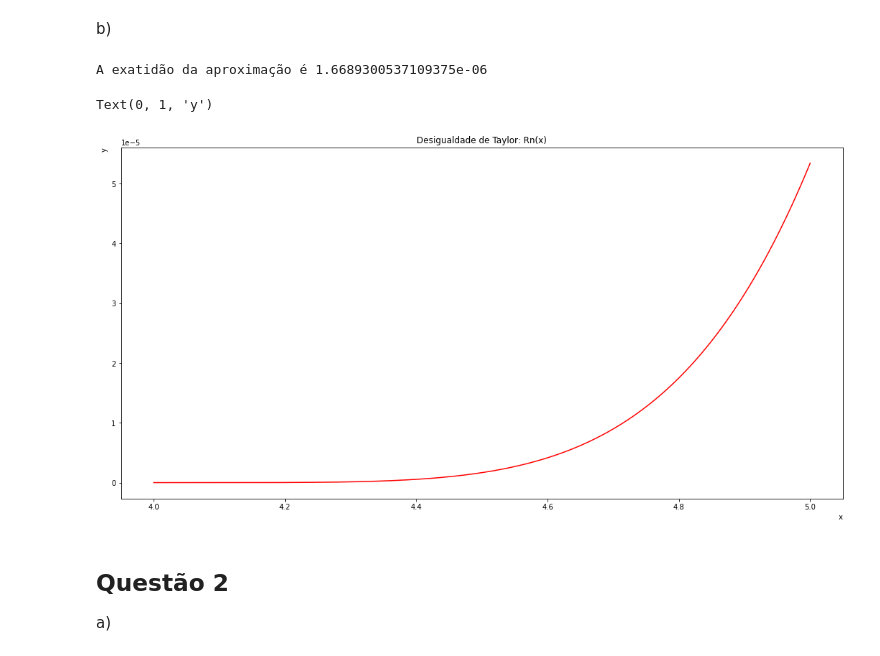
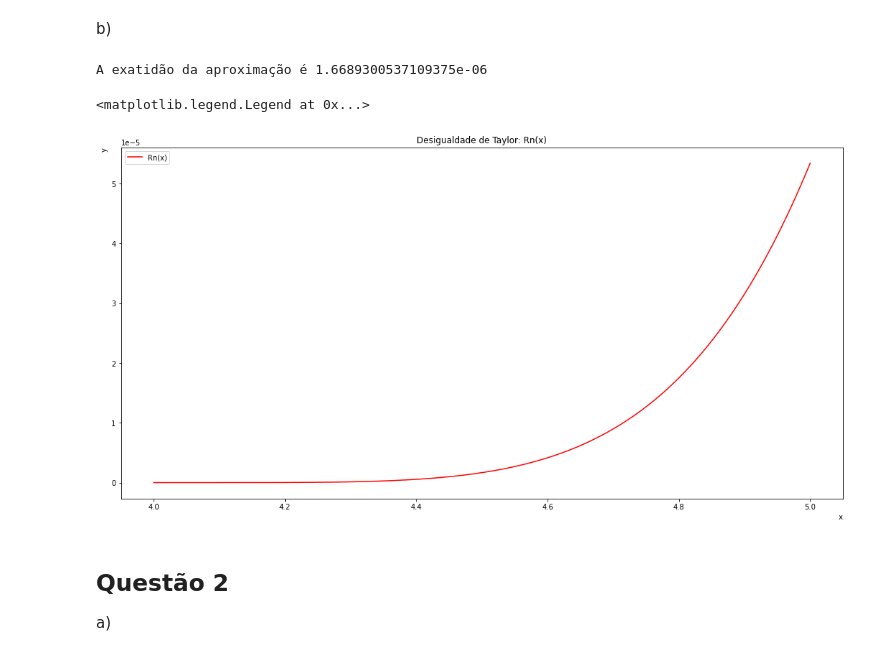
Before and after one commit to leotanaka4/trabalho-metmat, a Jupyter notebook: main.ipynb, the cells around one changed output. Drawn from its saved outputs; the diff is of its cells as text; code cells hidden in the pictures.

```diff
--- a/main.ipynb
+++ b/main.ipynb
@@ -76,20 +80,21 @@ b)
 # %%
 def Rn(x):
     a = 4
     return (105/32)*(a**(-9/2))*(x-a)**5/120
 
 print("A exatidão da aproximação é "+ str(Rn(4.5)))
 
 x = np.linspace(4, 5, 500)
 fig, ax = plt.subplots()
-ax.plot(x, Rn(x), "red")
+ax.plot(x, Rn(x), "red", label="Rn(x)")
 ax.set_title("Desigualdade de Taylor: Rn(x)")
 ax.set_xlabel("x", loc="right")
 ax.set_ylabel("y", loc="top")
+ax.legend()
 # %% [output]
 A exatidão da aproximação é 1.6689300537109375e-06
-Text(0, 1, 'y')
+<matplotlib.legend.Legend at 0x...>
-[figure, old version]
+[figure, new version]
 # %% [markdown]
 ## Questão 2
 
```
Also changed, not shown: parts of 3 cells of this notebook.
